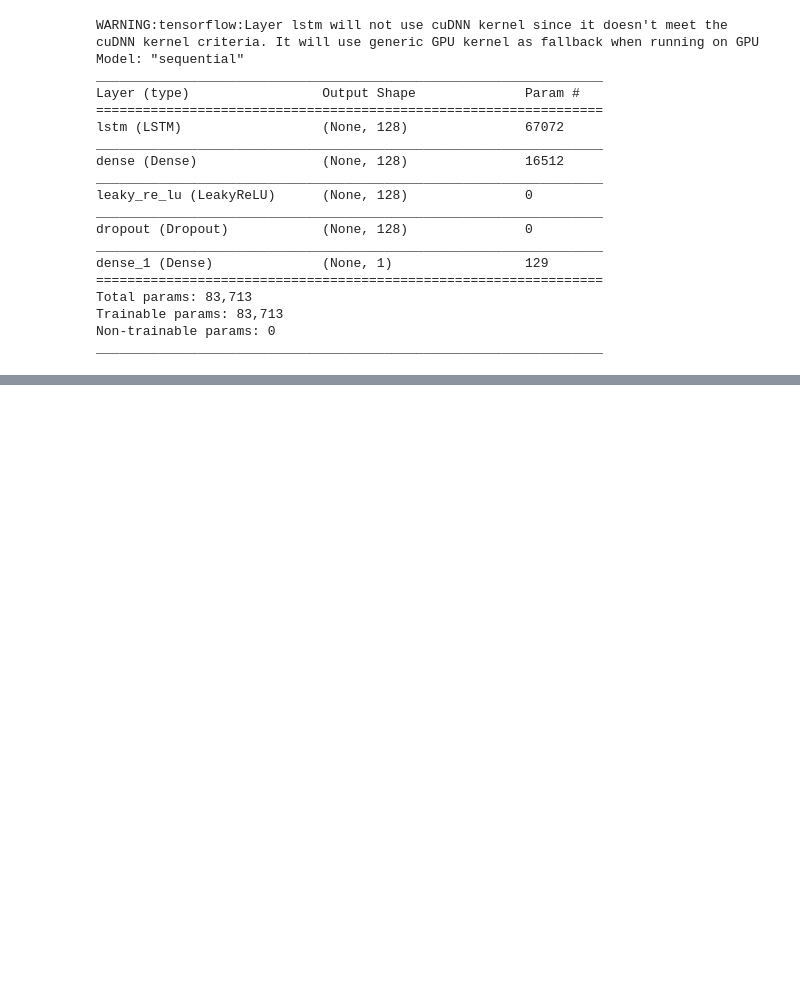
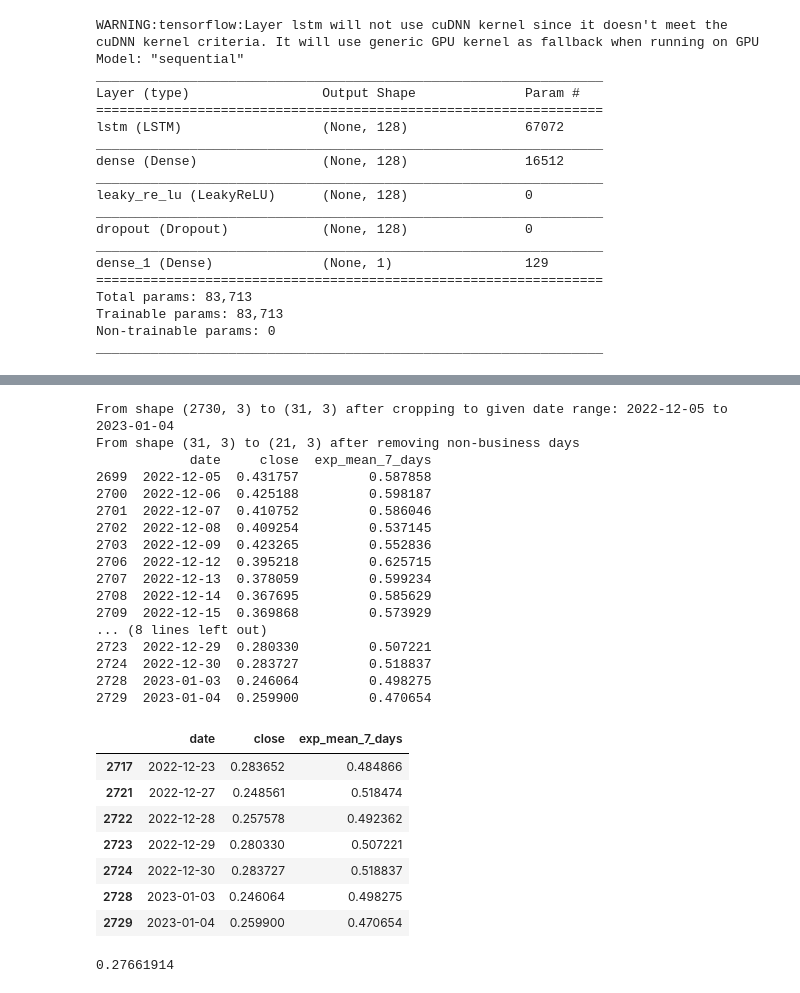
Before and after one commit to ludvigdoeser/scalableMLproject, a Jupyter notebook: News.ipynb, the cells around one changed output, grey strips where cells are left out. Drawn from its saved outputs; the diff is of its cells as text; code cells hidden in the pictures; blank space fills up the shorter version.

```diff
--- a/News.ipynb
+++ b/News.ipynb
@@ -1337,0 +1500,4 @@ model.save('models/stock_pred_model_{}.pkl'.format(today))
+# %%
+fv = fs.get_feature_view("stock_pred_modal", 1)
+# Get dataframe of training data from feature view
+df, _ = fv.training_data()
@@ -1337,0 +1510,24 @@ model.save('models/stock_pred_model_{}.pkl'.format(today))
+# %%
+def fix_data_from_feature_view(df,start_date,end_date):
+    df = df.sort_values("date")
+    df = df.reset_index()
+    df = df.drop(columns=["index"])
+
+    # Create a boolean mask for rows that fall within the date range
+    mask = (pd.to_datetime(df['date']) >= pd.to_datetime(start_date)) & (pd.to_datetime(df['date']) <= pd.to_datetime(end_date))
+    len_df = np.shape(df)
+    df = df[mask] # Use the boolean mask to filter the DataFrame
+    print('From shape {} to {} after cropping to given date range: {} to {}'.format(len_df,np.shape(df),start_date,end_date))
+
+    # Get rid off all non-business days
+    isBusinessDay, is_open = extract_business_day(start_date,end_date)
+    is_open = [not i for i in is_open] # Invert the mask to be able to drop all non-buisiness days
+
+    filtered_df = df.drop(df[is_open].index) # Use the mask to filter the rows of the DataFrame
+    print('From shape {} to {} after removing non-business days'.format(np.shape(df),np.shape(filtered_df)))
+    print(filtered_df)
+
+    return filtered_df
+
+filtered_df = fix_data_from_feature_view(df,'2022-01-01','2023-01-04')
+filtered_df.tail()
@@ -1337,0 +1557,47 @@ model.save('models/stock_pred_model_{}.pkl'.format(today))
+# %%
+today = datetime.strptime("2023-01-04","%Y-%m-%d")
+filtered_df = fix_data_from_feature_view(df,(today - timedelta(days=30)).strftime("%Y-%m-%d"),today.strftime("%Y-%m-%d"))
+filtered_df = filtered_df[-7:]
+filtered_df.head(n=10)
+# %% [output]
+From shape (2730, 3) to (31, 3) after cropping to given date range: 2022-12-05 to 2023-01-04
+From shape (31, 3) to (21, 3) after removing non-business days
+            date     close  exp_mean_7_days
+2699  2022-12-05  0.431757         0.587858
+2700  2022-12-06  0.425188         0.598187
+2701  2022-12-07  0.410752         0.586046
+2702  2022-12-08  0.409254         0.537145
+2703  2022-12-09  0.423265         0.552836
+2706  2022-12-12  0.395218         0.625715
+2707  2022-12-13  0.378059         0.599234
+2708  2022-12-14  0.367695         0.585629
+2709  2022-12-15  0.369868         0.573929
+... (8 lines left out)
+2723  2022-12-29  0.280330         0.507221
+2724  2022-12-30  0.283727         0.518837
+2728  2023-01-03  0.246064         0.498275
+2729  2023-01-04  0.259900         0.470654
+|  | date | close | exp_mean_7_days |
+| 2717 | 2022-12-23 | 0.283652 | 0.484866 |
+| 2721 | 2022-12-27 | 0.248561 | 0.518474 |
+| 2722 | 2022-12-28 | 0.257578 | 0.492362 |
+| 2723 | 2022-12-29 | 0.280330 | 0.507221 |
+| 2724 | 2022-12-30 | 0.283727 | 0.518837 |
+| 2728 | 2023-01-03 | 0.246064 | 0.498275 |
+| 2729 | 2023-01-04 | 0.259900 | 0.470654 |
+# %%
+df_drop = filtered_df.drop(columns='date')
+
+column_order = ['exp_mean_7_days','close']
+
+# Use reindex to change the order of columns
+df_drop = df_drop.reindex(columns=column_order)
+
+c = tensorflow.constant(df_drop.values.reshape(-1, df_drop.shape[0], df_drop.shape[1]), tensorflow.float32)
+
+predictions = serving_function(c)['dense_1'].numpy()
+predictions[0][0]
+
+0.259900
+# %% [output]
+0.27661914
```
Also changed, not shown: parts of 61 cells of this notebook, 6 other files.
